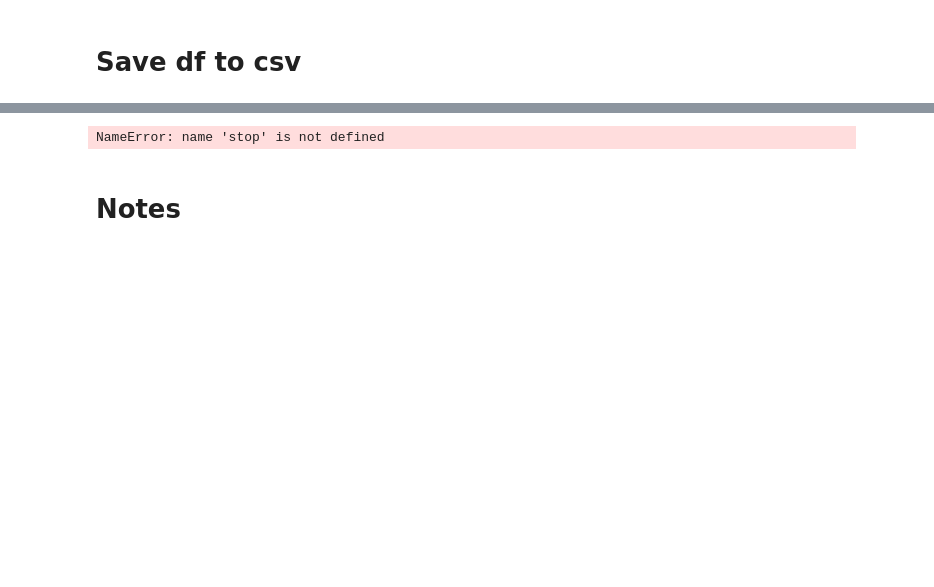
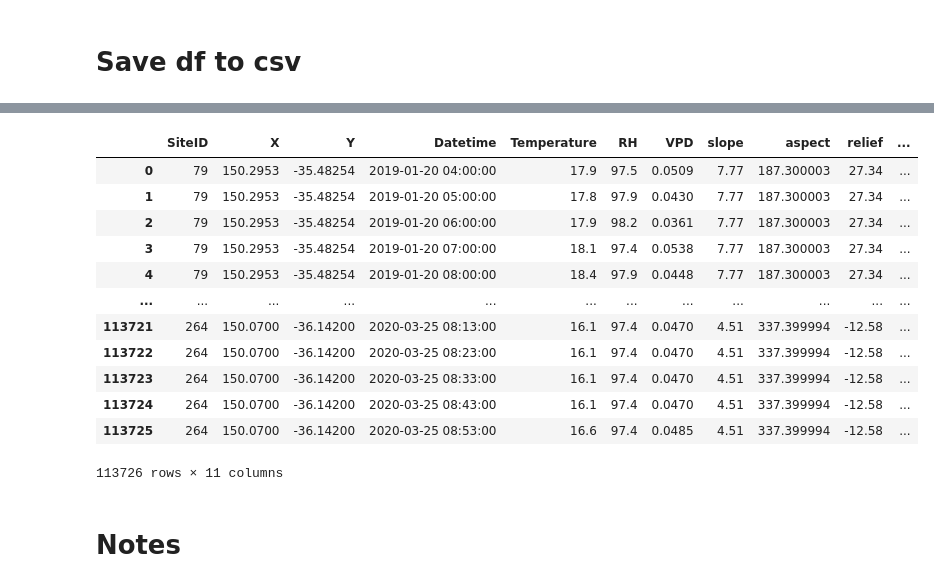
Before and after one commit to DiaPorntipa/nssn-fmc-data-compilation, a Jupyter notebook: Codes/Nick_phd_data_compilation.ipynb, the cells around one changed output, grey strips where cells are left out. Drawn from its saved outputs; the diff is of its cells as text; code cells hidden in the pictures; blank space fills up the shorter version.

```diff
--- a/Codes/Nick_phd_data_compilation.ipynb
+++ b/Codes/Nick_phd_data_compilation.ipynb
@@ -488,7 +490,7 @@ def get_veg_cover(row):
 
     try:
         # Select data at the given location across all times
-        point_series = veg_ds.sel(x=x, y=y, method='nearest')['pv']
+        point_series = veg_ds.sel(x=x, y=y, method='nearest')['veg_cover']
 
         # Drop NaNs
         valid_series = point_series.dropna(dim='time')
@@ -496,7 +498,7 @@ def get_veg_cover(row):
         if valid_series.sizes['time'] == 0:
             return np.nan
 
-        # Find the nearest time with non-NaN pv
+        # Find the nearest time with non-NaN veg_cover
         time_deltas = np.abs(valid_series['time'] - np.datetime64(t))
         nearest_idx = time_deltas.argmin().item()
         return valid_series.isel(time=nearest_idx).item()
@@ -553,4 +546,25 @@ df
-# %%
- stop
-# %% [output]
-NameError: name 'stop' is not defined
+# %%
+# save df
+df['Temperature'] = df['Temperature'].round(1)
+df['RH'] = df['RH'].round(1)
+df['VPD'] = df['VPD'].round(4)
+df['slope'] = df['slope'].round(2)
+df['aspect'] = df['aspect'].round(1)
+df['relief'] = df['relief'].round(2)
+df['veg_cover'] = df['veg_cover'].round(1)
+df.to_csv(os.path.join(output_dir, 'in-situ_topography_phd.csv'), index=False, float_format='%.4f')
+df
+# %% [output]
+|  | SiteID | X | Y | Datetime | Temperature | RH | VPD | slope | aspect | relief | ... |
+| 0 | 79 | 150.2953 | -35.48254 | 2019-01-20 04:00:00 | 17.9 | 97.5 | 0.0509 | 7.77 | 187.300003 | 27.34 | ... |
+| 1 | 79 | 150.2953 | -35.48254 | 2019-01-20 05:00:00 | 17.8 | 97.9 | 0.0430 | 7.77 | 187.300003 | 27.34 | ... |
+| 2 | 79 | 150.2953 | -35.48254 | 2019-01-20 06:00:00 | 17.9 | 98.2 | 0.0361 | 7.77 | 187.300003 | 27.34 | ... |
+| 3 | 79 | 150.2953 | -35.48254 | 2019-01-20 07:00:00 | 18.1 | 97.4 | 0.0538 | 7.77 | 187.300003 | 27.34 | ... |
+| 4 | 79 | 150.2953 | -35.48254 | 2019-01-20 08:00:00 | 18.4 | 97.9 | 0.0448 | 7.77 | 187.300003 | 27.34 | ... |
+| ... | ... | ... | ... | ... | ... | ... | ... | ... | ... | ... | ... |
+| 113721 | 264 | 150.0700 | -36.14200 | 2020-03-25 08:13:00 | 16.1 | 97.4 | 0.0470 | 4.51 | 337.399994 | -12.58 | ... |
+| 113722 | 264 | 150.0700 | -36.14200 | 2020-03-25 08:23:00 | 16.1 | 97.4 | 0.0470 | 4.51 | 337.399994 | -12.58 | ... |
+| 113723 | 264 | 150.0700 | -36.14200 | 2020-03-25 08:33:00 | 16.1 | 97.4 | 0.0470 | 4.51 | 337.399994 | -12.58 | ... |
+| 113724 | 264 | 150.0700 | -36.14200 | 2020-03-25 08:43:00 | 16.1 | 97.4 | 0.0470 | 4.51 | 337.399994 | -12.58 | ... |
+| 113725 | 264 | 150.0700 | -36.14200 | 2020-03-25 08:53:00 | 16.6 | 97.4 | 0.0485 | 4.51 | 337.399994 | -12.58 | ... |
+113726 rows × 11 columns
```
Also changed, not shown: parts of 15 cells of this notebook.
